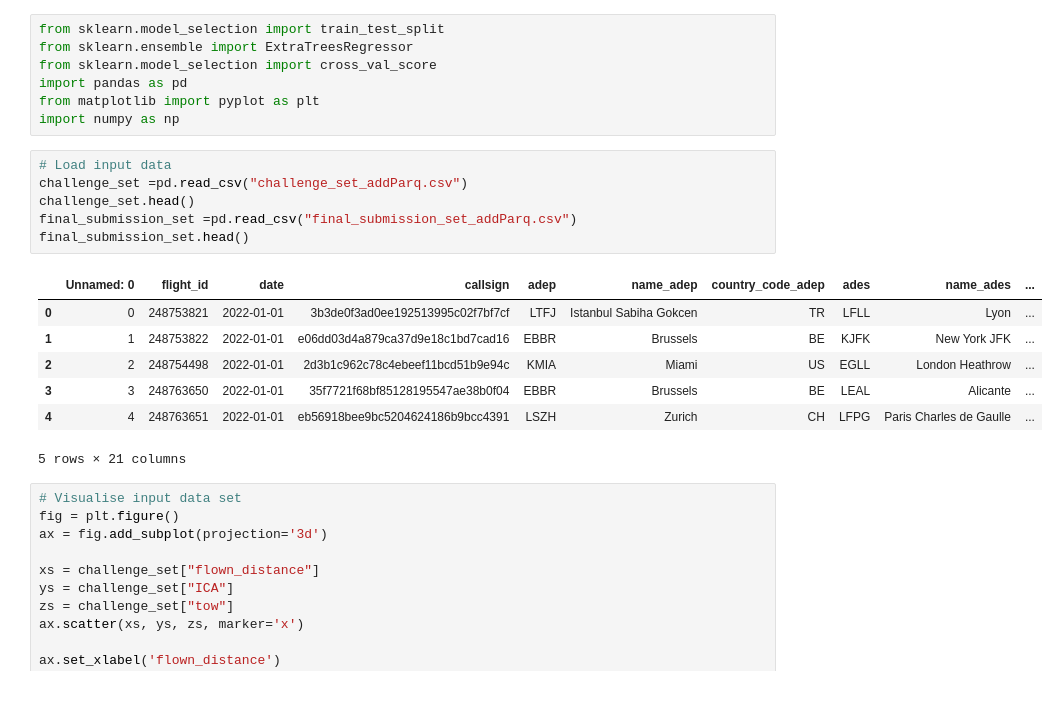
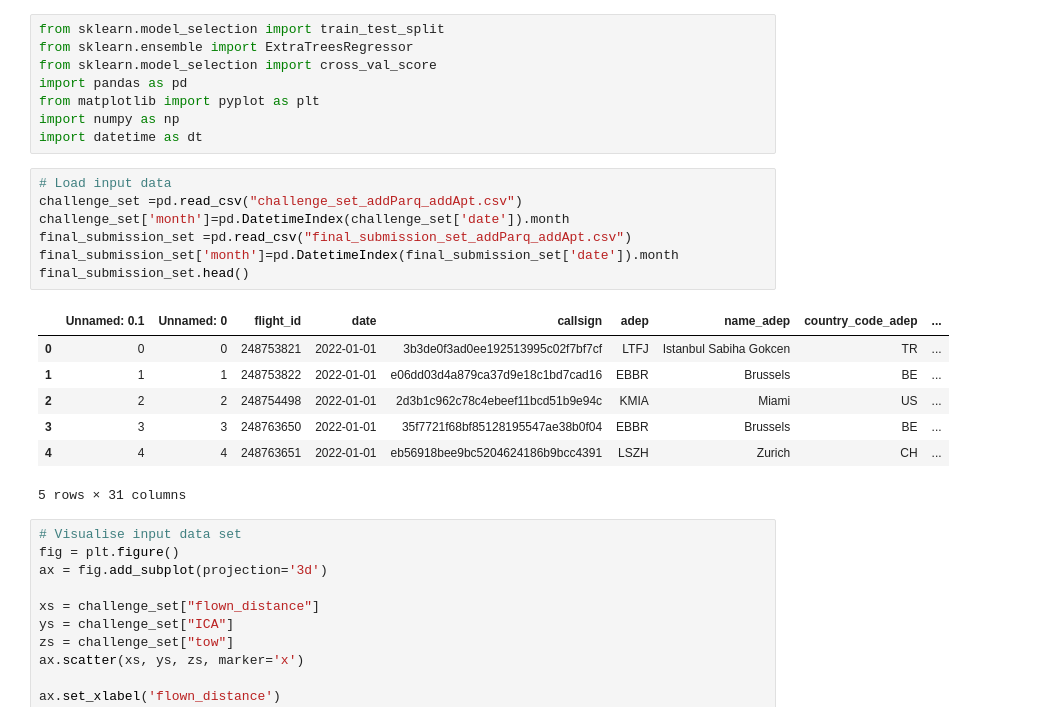
Before and after one commit to LF-ICL/Data_Challenge, a Jupyter notebook: ExtraTrees.ipynb, the cells around one changed output. Saved outputs shown, nothing was run; the diff lists cells and outputs as text.

```diff
--- a/ExtraTrees.ipynb
+++ b/ExtraTrees.ipynb
@@ -5,20 +5,22 @@ from sklearn.model_selection import cross_val_score
 import pandas as pd
 from matplotlib import pyplot as plt
 import numpy as np
+import datetime as dt
 # %%
 # Load input data
-challenge_set =pd.read_csv("challenge_set_addParq.csv")
-challenge_set.head()
-final_submission_set =pd.read_csv("final_submission_set_addParq.csv")
+challenge_set =pd.read_csv("challenge_set_addParq_addApt.csv")
+challenge_set['month']=pd.DatetimeIndex(challenge_set['date']).month
+final_submission_set =pd.read_csv("final_submission_set_addParq_addApt.csv")
+final_submission_set['month']=pd.DatetimeIndex(final_submission_set['date']).month
 final_submission_set.head()
 # %% [output]
-|  | Unnamed: 0 | flight_id | date | callsign | adep | name_adep | country_code_adep | ades | name_ades | ... |
-| 0 | 0 | 248753821 | 2022-01-01 | 3b3de0f3ad0ee192513995c02f7bf7cf | LTFJ | Istanbul Sabiha Gokcen | TR | LFLL | Lyon | ... |
-| 1 | 1 | 248753822 | 2022-01-01 | e06dd03d4a879ca37d9e18c1bd7cad16 | EBBR | Brussels | BE | KJFK | New York JFK | ... |
-| 2 | 2 | 248754498 | 2022-01-01 | 2d3b1c962c78c4ebeef11bcd51b9e94c | KMIA | Miami | US | EGLL | London Heathrow | ... |
-| 3 | 3 | 248763650 | 2022-01-01 | 35f7721f68bf85128195547ae38b0f04 | EBBR | Brussels | BE | LEAL | Alicante | ... |
-| 4 | 4 | 248763651 | 2022-01-01 | eb56918bee9bc5204624186b9bcc4391 | LSZH | Zurich | CH | LFPG | Paris Charles de Gaulle | ... |
+|  | Unnamed: 0.1 | Unnamed: 0 | flight_id | date | callsign | adep | name_adep | country_code_adep | ... |
+| 0 | 0 | 0 | 248753821 | 2022-01-01 | 3b3de0f3ad0ee192513995c02f7bf7cf | LTFJ | Istanbul Sabiha Gokcen | TR | ... |
+| 1 | 1 | 1 | 248753822 | 2022-01-01 | e06dd03d4a879ca37d9e18c1bd7cad16 | EBBR | Brussels | BE | ... |
+| 2 | 2 | 2 | 248754498 | 2022-01-01 | 2d3b1c962c78c4ebeef11bcd51b9e94c | KMIA | Miami | US | ... |
+| 3 | 3 | 3 | 248763650 | 2022-01-01 | 35f7721f68bf85128195547ae38b0f04 | EBBR | Brussels | BE | ... |
+| 4 | 4 | 4 | 248763651 | 2022-01-01 | eb56918bee9bc5204624186b9bcc4391 | LSZH | Zurich | CH | ... |
-5 rows × 21 columns
+5 rows × 31 columns
 # %%
 # Visualise input data set
 fig = plt.figure()
```
Also changed, not shown: parts of 16 cells of this notebook.
